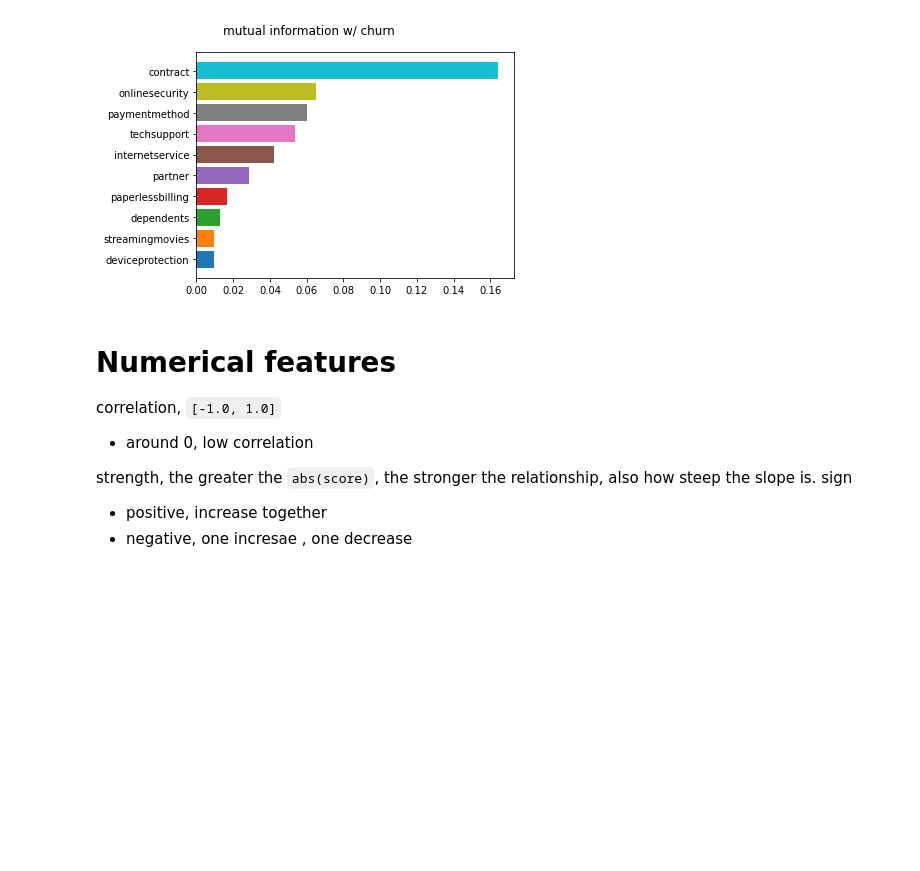
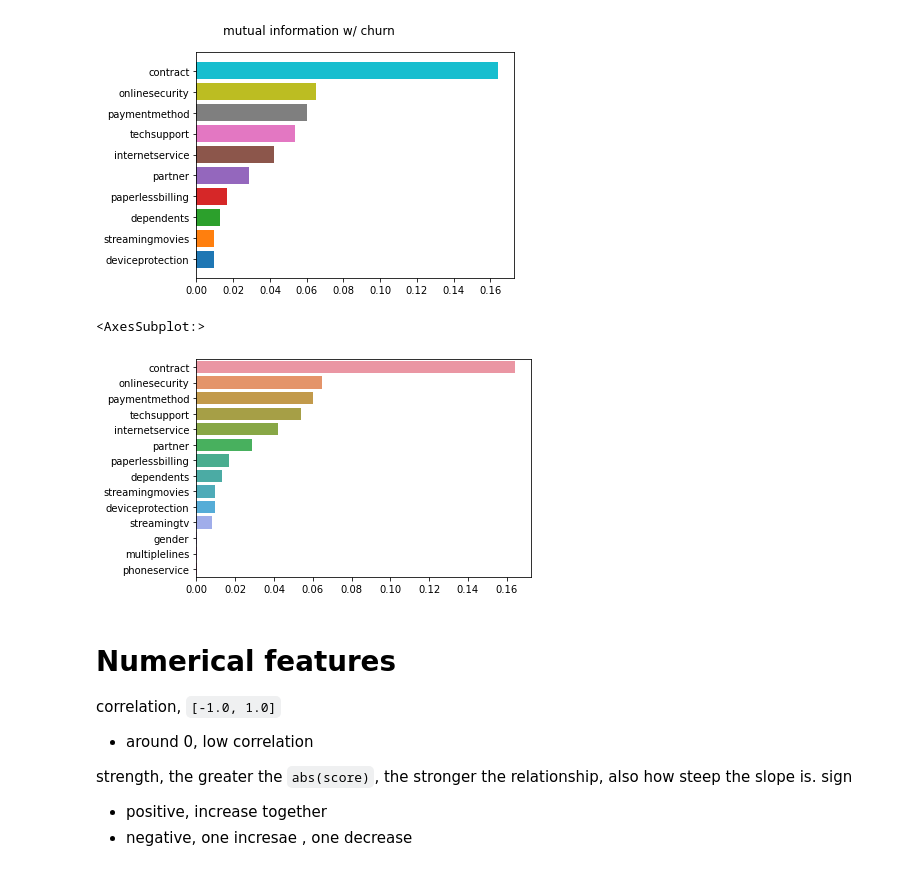
Before and after one commit to JeffChien/playground, a Jupyter notebook: python/etl_eta/feature_importance.ipynb, the cells around one changed output. Drawn from its saved outputs; the diff is of its cells as text; code cells hidden in the pictures; blank space fills up the shorter version.

```diff
--- a/python/etl_eta/feature_importance.ipynb
+++ b/python/etl_eta/feature_importance.ipynb
@@ -125,6 +125,13 @@ def show_mutual_info(df, col_base, col_others, n=10):
 show_mutual_info(df, 'churn', category_columns, 10);
 # %% [output]
 [figure]
+# %%
+## alternative
+mi = df[category_columns].apply(lambda series: mutual_info_score(series, df['churn'])).sort_values(ascending=False)
+sns.barplot(x=mi, y=mi.index)
+# %% [output]
+<AxesSubplot:>
+[figure, added]
 # %% [markdown]
 # Numerical features
 correlation, `[-1.0, 1.0]`
```
Also changed, not shown: parts of 3 cells of this notebook, 2 other files.
